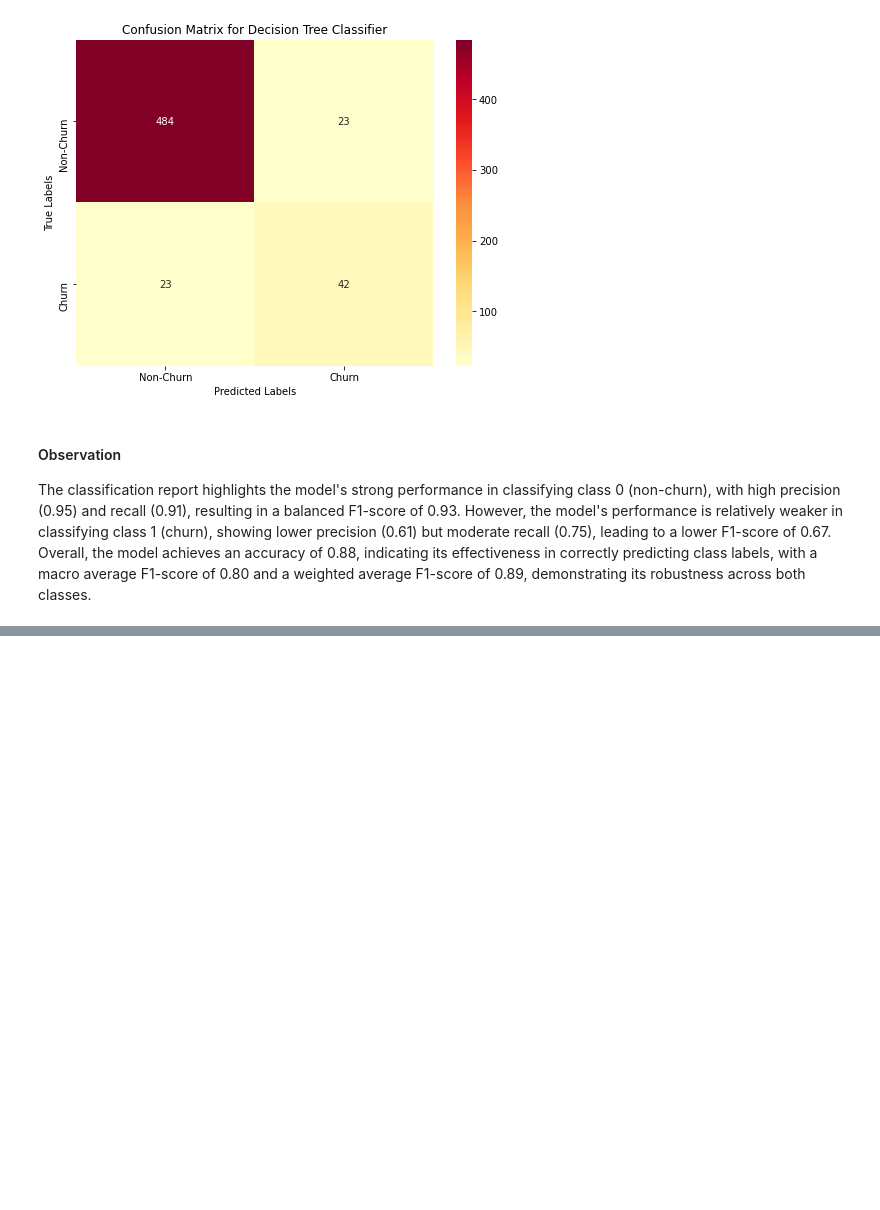
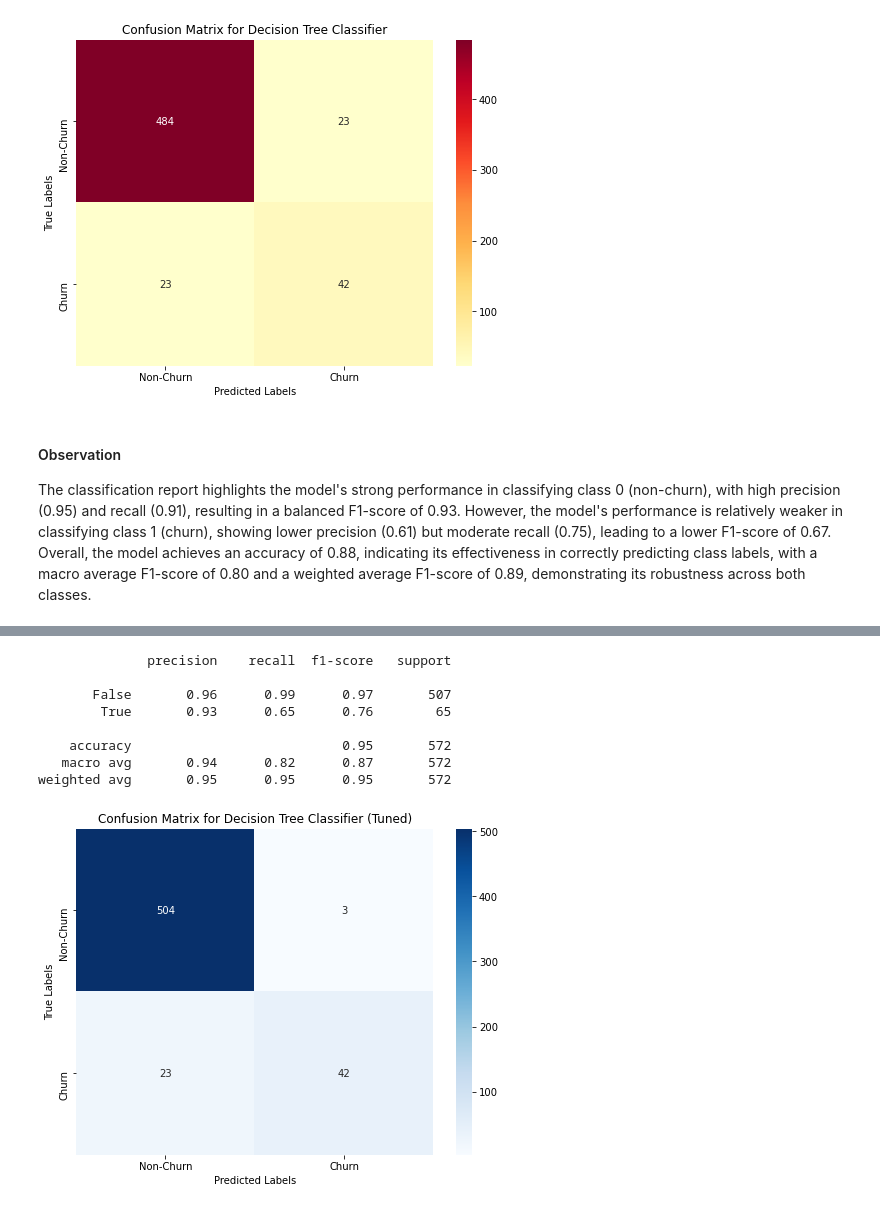
Before and after one commit to Agai-Beryl/Predicting-Customer-Churn-For-A-Leading-Telco-Using-Machine-Learning, a Jupyter notebook: MachineLearning.ipynb, the cells around one changed output, grey strips where cells are left out. Cells and saved outputs as stored; diff of their text form; code cells hidden in the pictures; blank space fills up the shorter version.

Commit message:
Tune the Decision Tree Hyperparameters

```diff
--- a/MachineLearning.ipynb
+++ b/MachineLearning.ipynb
@@ -1242,0 +1245,22 @@ The classification report highlights the model's strong performance in classifyi
+# %%
+# Define the parameter grid for GridSearchCV
+param_grid = {
+    'max_depth': [3, 5, 7, None],
+    'min_samples_split': [2, 5, 10],
+    'min_samples_leaf': [1, 2, 4]
+}
+
+# Create the decision tree classifier
+dt_classifier = DecisionTreeClassifier(random_state=42)
+
+# Instantiate GridSearchCV
+grid_search = GridSearchCV(estimator=dt_classifier, param_grid=param_grid, cv=5, scoring='accuracy', verbose=2)
+
+# Fit GridSearchCV to the training data
+grid_search.fit(X_train, y_train)
+
+# Get the best model
+best_dt_model = grid_search.best_estimator_
+
+# Predict on the test set
+y_pred = best_dt_model.predict(X_test)
@@ -1242,0 +1305,22 @@ The classification report highlights the model's strong performance in classifyi
+# %%
+# Generate classification report
+print(classification_report(y_test, y_pred))
+
+# Generate confusion matrix and visualize
+cm = confusion_matrix(y_test, y_pred)
+plt.figure(figsize=(8, 6))
+sns.heatmap(cm, annot=True, fmt='d', cmap='Blues', xticklabels=['Non-Churn', 'Churn'], yticklabels=['Non-Churn', 'Churn'])
+plt.xlabel('Predicted Labels')
+plt.ylabel('True Labels')
+plt.title('Confusion Matrix for Decision Tree Classifier (Tuned)')
+plt.show()
+# %% [output]
+              precision    recall  f1-score   support
+
+       False       0.96      0.99      0.97       507
+        True       0.93      0.65      0.76        65
+
+    accuracy                           0.95       572
+   macro avg       0.94      0.82      0.87       572
+weighted avg       0.95      0.95      0.95       572
+[figure, added]
```
Also changed, not shown: parts of 6 cells of this notebook.
